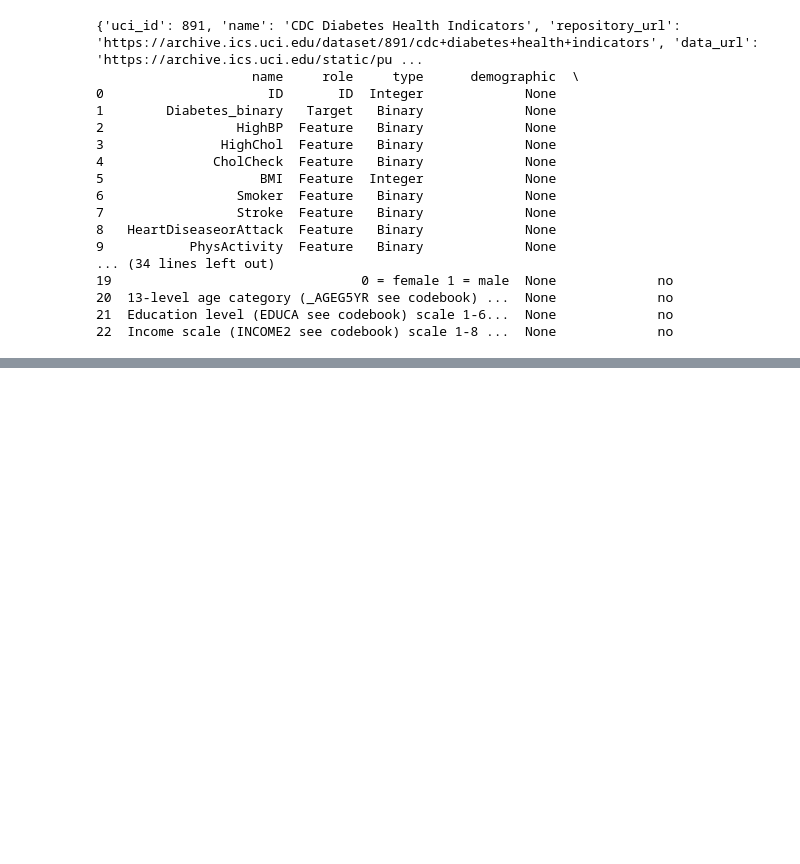
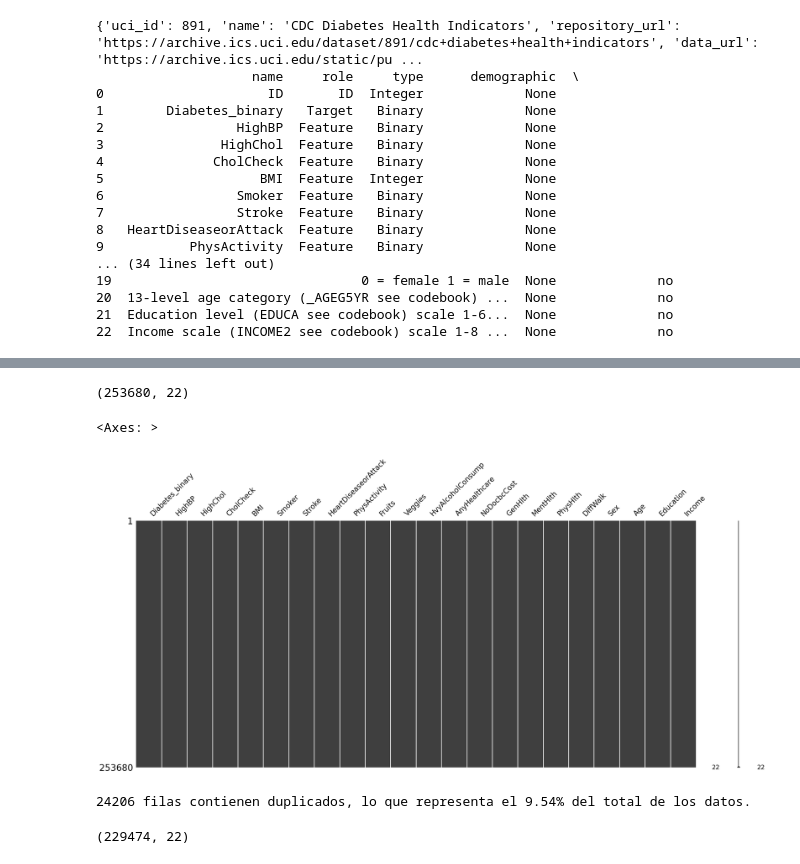
Before and after one commit to Gaddran/Tarea4MachineLearning, a Jupyter notebook: notebooks/Tarea4.ipynb, the cells around one changed output, grey strips where cells are left out. Cells and saved outputs as stored; diff of their text form; code cells hidden in the pictures; blank space fills up the shorter version.

```diff
--- a/notebooks/Tarea4.ipynb
+++ b/notebooks/Tarea4.ipynb
@@ -14,4 +14,18 @@
 **Nombre Estudiante(s)**: `Giuseppe Lavarello - Víctor Saldivia - Ingrid Solís - Cristian Tobar`
 # %%
 #pip install ucimlrepo
+# %%
+
+import numpy as np
+import pandas as pd
+from sklearn.preprocessing import MinMaxScaler
+
+import matplotlib.pyplot as plt
+import seaborn as sns
+
+from ucimlrepo import fetch_ucirepo
+import missingno as msng
+
+sns.set_theme()
+pd.set_option('display.max_columns', None)
 # %%
@@ -47,3 +61,5 @@ print(cdc_diabetes_health_indicators.variables)
 20  13-level age category (_AGEG5YR see codebook) ...  None             no
 21  Education level (EDUCA see codebook) scale 1-6...  None             no
 22  Income scale (INCOME2 see codebook) scale 1-8 ...  None             no
+# %%
+df0=pd.concat([y,X], axis=1)
@@ -49,0 +103,21 @@ print(cdc_diabetes_health_indicators.variables)
+# %%
+# Notar que estan todas las Features consideradas como Int. Se cambia a Bool donde corresponda
+
+binary_features = {
+    "Diabetes_binary": bool,
+    "HighBP": bool,
+    "HighChol": bool,
+    "CholCheck": bool,
+    "Smoker": bool,
+    "Stroke": bool,
+    "HeartDiseaseorAttack": bool,
+    "PhysActivity": bool,
+    "Fruits": bool,
+    "Veggies": bool,
+    "HvyAlcoholConsump": bool,
+    "AnyHealthcare": bool,
+    "NoDocbcCost": bool,
+    "DiffWalk": bool,
+    "Sex": bool,
+}
+df0 = df0.astype(binary_features)
@@ -49,0 +137,28 @@ print(cdc_diabetes_health_indicators.variables)
+# %%
+# Mostrar el tamaño del DataFrame
+df0.shape
+# %% [output]
+(253680, 22)
+# %%
+# Chequeo visual de Nans
+msng.matrix(df0)
+# %% [output]
+<Axes: >
+[figure, added]
+# %%
+# Chequeo por dupes
+duplicados = df0.duplicated().sum()
+
+# Porcentage de dupes
+porcentage = df0.duplicated().sum() / X.shape[0] * 100
+
+print(f'{duplicados} filas contienen duplicados, lo que representa el {porcentage.round(2)}% del total de los datos.')
+# %% [output]
+24206 filas contienen duplicados, lo que representa el 9.54% del total de los datos.
+# %%
+# Eliminar duplicados y guardar el dataframe resultante en una nueva variable
+df1 = df0.drop_duplicates(keep='first')
+
+df1.shape
+# %% [output]
+(229474, 22)
```
Also changed, not shown: parts of 9 cells of this notebook, 1 other file.
